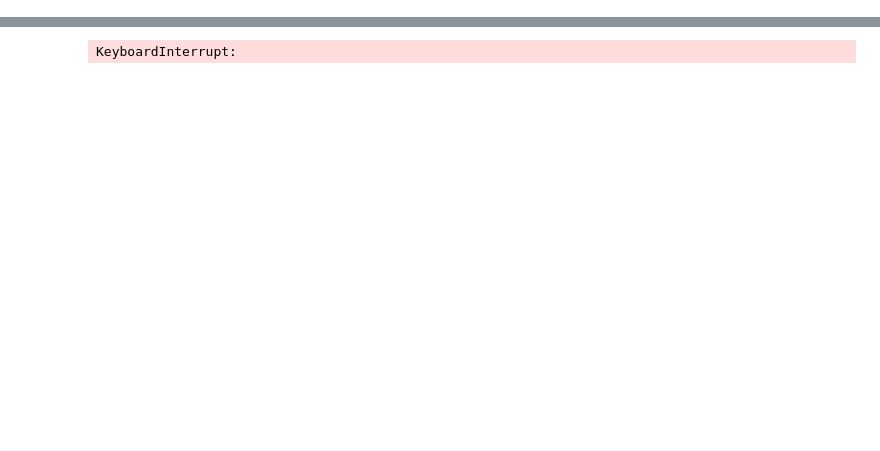
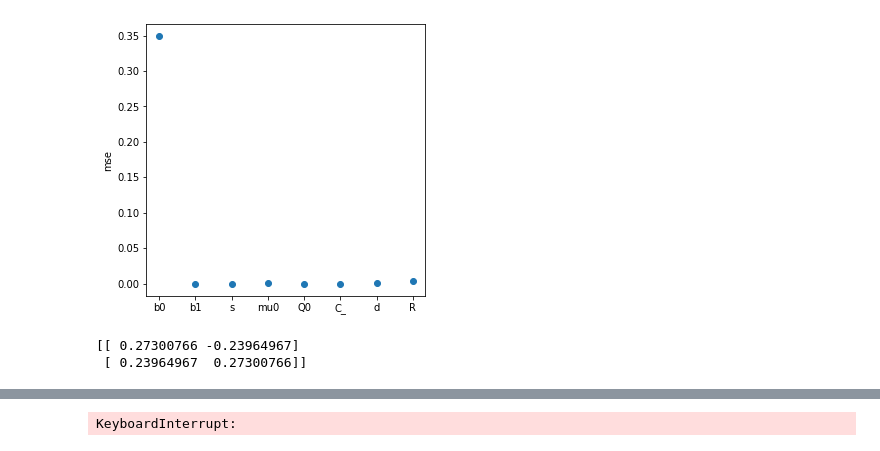
Before and after one commit to lenca56/EI-subspace-RNN, a Jupyter notebook: Analysis_Single_Cluster_fixed_N.ipynb, the cells around one changed output, grey strips where cells are left out. Cells and saved outputs as stored; diff of their text form; code cells hidden in the pictures; blank space fills up the shorter version.

```diff
--- a/Analysis_Single_Cluster_fixed_N.ipynb
+++ b/Analysis_Single_Cluster_fixed_N.ipynb
@@ -30,9 +30,39 @@ data = np.load(f'models/N={N}_K={K}_parameters_EI={ei}_simulation_{simulation}_J
 J = data['J']
 RNN = EI_subspace_RNN.EI_subspace_RNN(N_e, N_i, sparsity, J, seed=1)
+# %%
+ecll = data['ecll']
+ll = data['ll']
+lossW = data['lossW']
+loss_W = data['loss_W']
+fitW = data['fitW']
+b = data['b']
+s = data['s']
+mu0 = data['mu0']
+Q0 = data['Q0']
+C_ = data['C_']
+d = data['d']
+R = data['R']
+true_b = data['true_b']
+true_s = data['true_s']
+true_mu0 = data['true_mu0']
+true_Q0 = data['true_Q0']
+true_C_ = data['true_C_']
+true_d = data['true_d']
+true_R = data['true_R']
+true_x = data['true_x']
+true_y = data['true_y']
+fig, axes = plt.subplots(figsize=(5,5))
+plot_mse_parameters(axes, b.item(), 0, mu0, Q0, C_, d, R, true_b.item(), 0, true_mu0, true_Q0, true_C_, true_d, true_R)
+# %% [output]
+[figure, added]
 # %%
 # eigenvalues = np.array([0.9, - 0.1 + 0.5j, - 0.1 - 0.5j])
 trueA = data['trueA']
 eigenvalues = np.linalg.eig(trueA)
+print(trueA)
+# %% [output]
+[[ 0.27300766 -0.23964967]
+ [ 0.23964967  0.27300766]]
 # %%
 # eigenvalues = np.array([0.9, - 0.1 + 0.5j, - 0.1 - 0.5j])[:K]
 # trueA = generate_dynamics_A(eigenvalues) # checked that A has above eigenvalues
```
Also changed, not shown: parts of 12 cells of this notebook, 9 other files.
